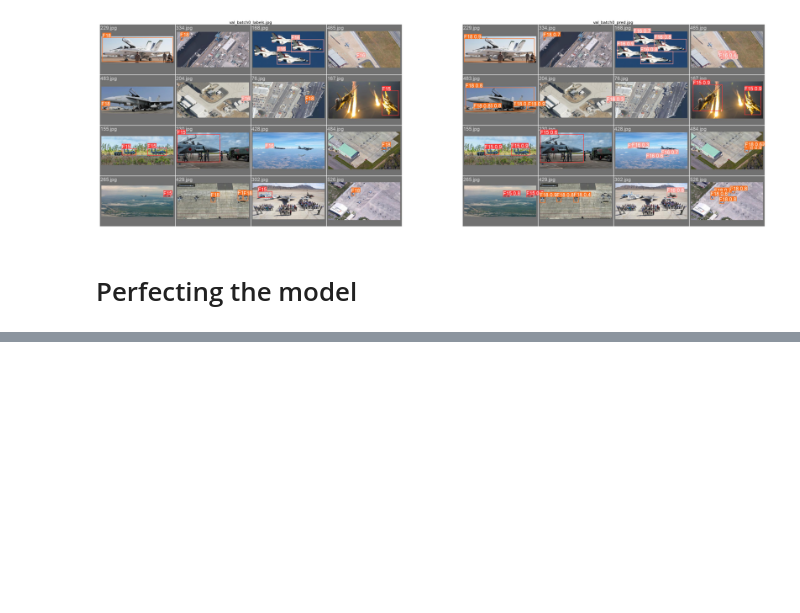
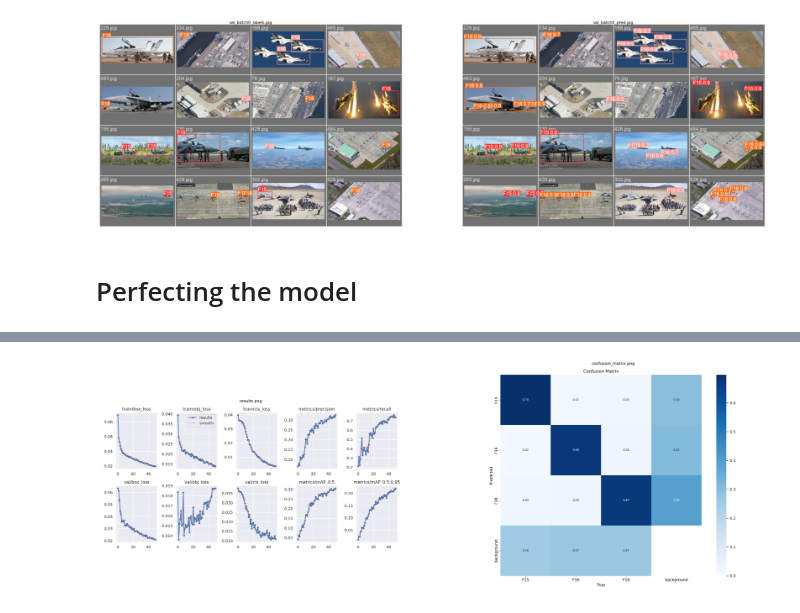
Before and after one commit to marcgj/sky-defender, a Jupyter notebook: notebooks/SkyDefender.ipynb, the cells around one changed output, grey strips where cells are left out. Cells and saved outputs as stored; diff of their text form; code cells hidden in the pictures; blank space fills up the shorter version.

```diff
--- a/notebooks/SkyDefender.ipynb
+++ b/notebooks/SkyDefender.ipynb
@@ -347,0 +372,16 @@ We could also try other hyperparameters like *LearningRate* but as the charts do
+# %%
+from random import sample
+import matplotlib.image as mpimg
+
+lastest = max(os.listdir("../references/yolov5/runs/train"))
+
+charts = ["results.png", "confusion_matrix.png", "val_batch0_labels.jpg","val_batch0_pred.jpg"]
+
+fig, axs = plt.subplots(1, 2 , figsize=(24,24))
+for filename, ax in zip(charts[:2], axs.flatten()):
+    img = mpimg.imread(f"../references/yolov5/runs/train/{lastest}/{filename}")
+    ax.imshow(img)
+    ax.axis('off')
+    ax.set_title(filename, fontsize=8, pad=2)
+# %% [output]
+[figure, added]
```
Also changed, not shown: parts of 3 cells of this notebook.
